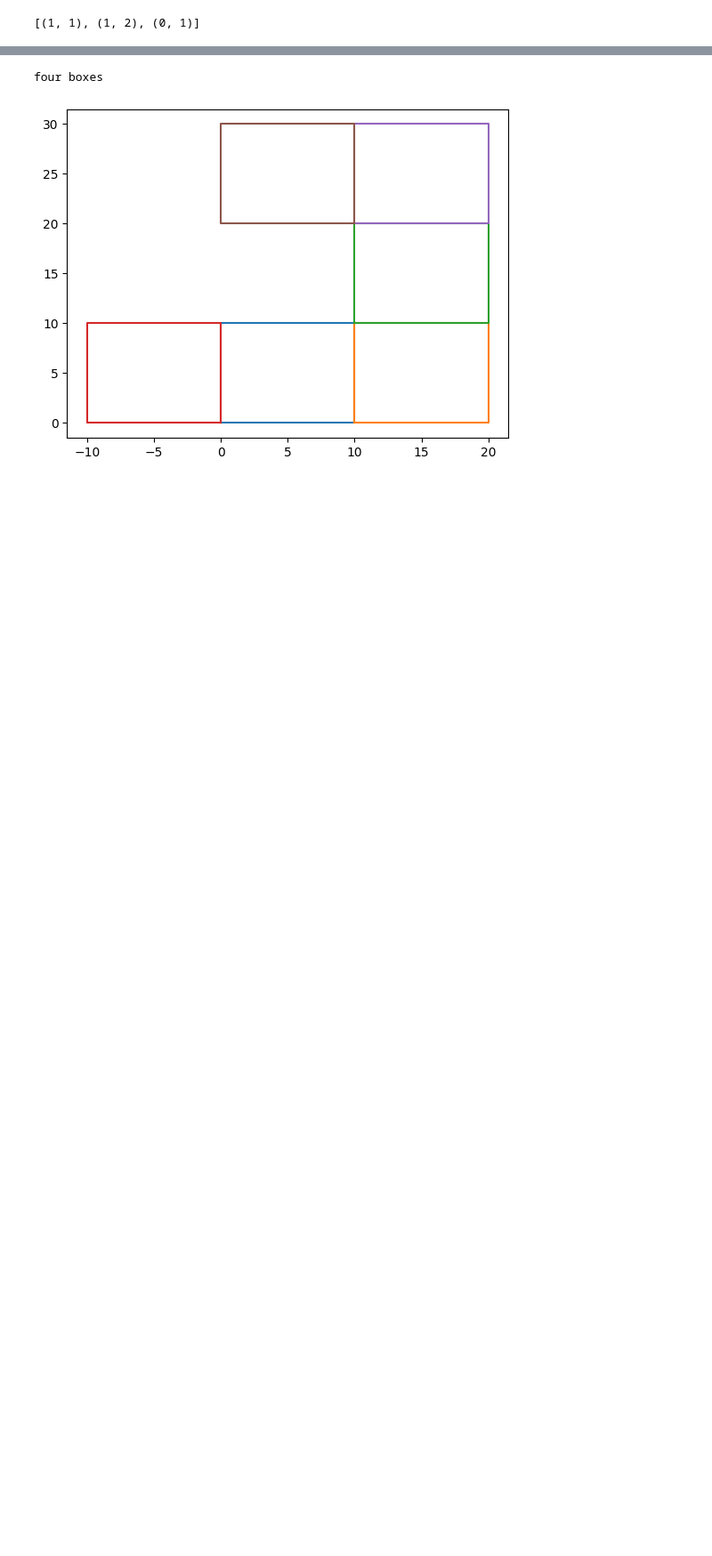
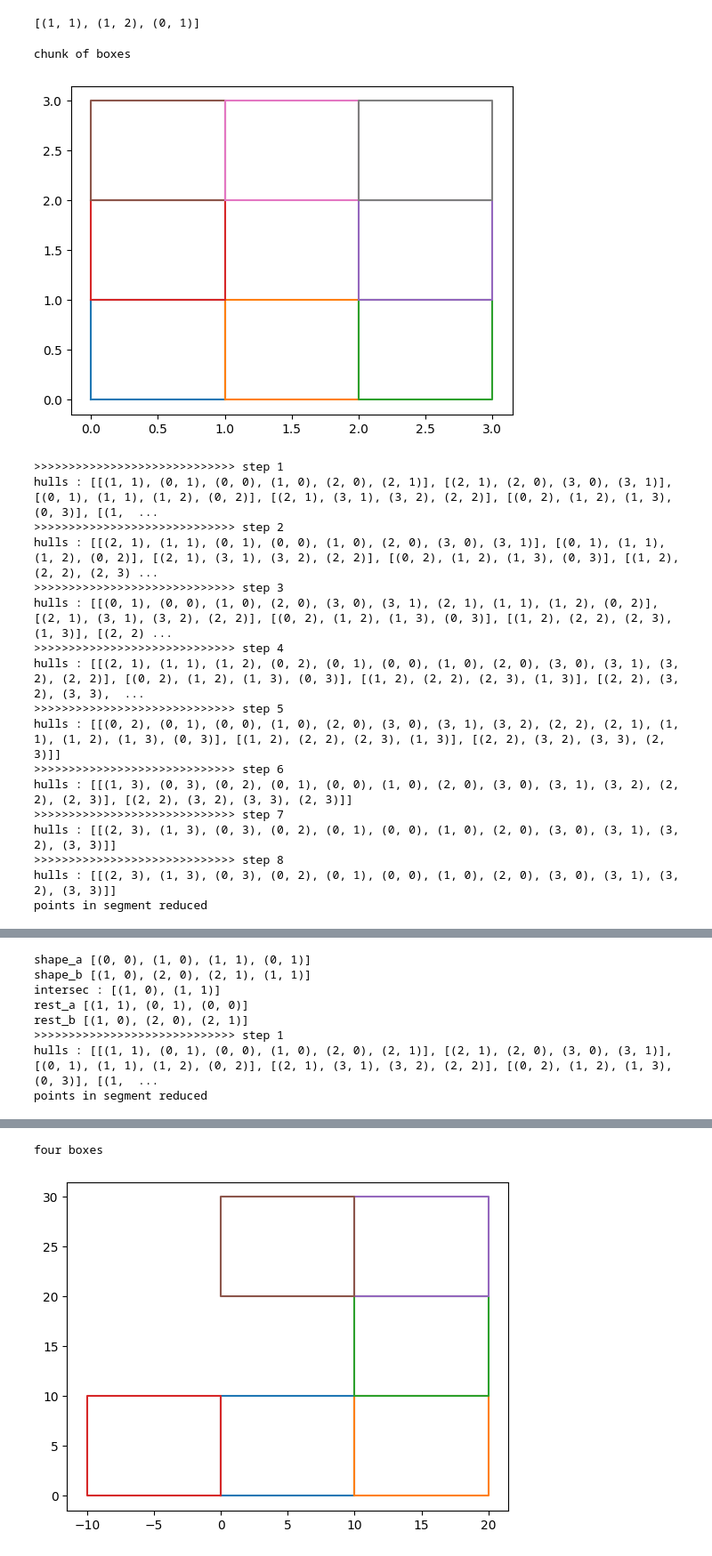
Before and after one commit to joonhyuk/python-game-engine, a Jupyter notebook: lib/foundation/libtest.ipynb, the cells around one changed output, grey strips where cells are left out. Shown at 89% size. Saved outputs shown, nothing was run; the diff lists cells and outputs as text; code cells hidden in the pictures; blank space fills up the shorter version.

```diff
--- a/lib/foundation/libtest.ipynb
+++ b/lib/foundation/libtest.ipynb
@@ -535,3 +562,40 @@ leftover = [(1, 1), (0, 1), (1, 2)]
 print(convex_hull(leftover))
 # %% [output]
 [(1, 1), (1, 2), (0, 1)]
+# %%
+### test over nested boxes
+b1 = [v(0,0), v(1,0), v(1,1), v(0,1)]
+b2 = [v(1,0), v(2,0), v(2,1), v(1,1)]
+b3 = [v(1,1), v(2,1), v(2,2), v(1,2)]
+b4 = [v(0,1), v(1,1), v(1,2), v(0,2)]
+b5 = [v(2,1), v(2,0), v(3,0), v(3,1)]
+b6 = [v(2,1), v(3,1), v(3,2), v(2,2)]
+b7 = [v(2,2), v(3,2), v(3,3), v(2,3)]
+b8 = [v(1,2), v(2,2), v(2,3), v(1,3)]
+b9 = [v(0,2), v(1,2), v(1,3), v(0,3)]
+chunk = [b1, b2, b5, b6, b7, b8, b9, b4, b3]
+chunk = [b1, b2, b5, b4, b6, b9, b8, b7]
+draw(*chunk, title = 'chunk of boxes')
+draw(*test_convexes(chunk))
+for i in range(10):
+    draw(*test_convexes(chunk, i))
+# %% [output]
+chunk of boxes
+[figure, added]
+>>>>>>>>>>>>>>>>>>>>>>>>>>>>> step 1
+hulls : [[(1, 1), (0, 1), (0, 0), (1, 0), (2, 0), (2, 1)], [(2, 1), (2, 0), (3, 0), (3, 1)], [(0, 1), (1, 1), (1, 2), (0, 2)], [(2, 1), (3, 1), (3, 2), (2, 2)], [(0, 2), (1, 2), (1, 3), (0, 3)], [(1,  ...
+>>>>>>>>>>>>>>>>>>>>>>>>>>>>> step 2
+hulls : [[(2, 1), (1, 1), (0, 1), (0, 0), (1, 0), (2, 0), (3, 0), (3, 1)], [(0, 1), (1, 1), (1, 2), (0, 2)], [(2, 1), (3, 1), (3, 2), (2, 2)], [(0, 2), (1, 2), (1, 3), (0, 3)], [(1, 2), (2, 2), (2, 3) ...
+>>>>>>>>>>>>>>>>>>>>>>>>>>>>> step 3
+hulls : [[(0, 1), (0, 0), (1, 0), (2, 0), (3, 0), (3, 1), (2, 1), (1, 1), (1, 2), (0, 2)], [(2, 1), (3, 1), (3, 2), (2, 2)], [(0, 2), (1, 2), (1, 3), (0, 3)], [(1, 2), (2, 2), (2, 3), (1, 3)], [(2, 2) ...
+>>>>>>>>>>>>>>>>>>>>>>>>>>>>> step 4
+hulls : [[(2, 1), (1, 1), (1, 2), (0, 2), (0, 1), (0, 0), (1, 0), (2, 0), (3, 0), (3, 1), (3, 2), (2, 2)], [(0, 2), (1, 2), (1, 3), (0, 3)], [(1, 2), (2, 2), (2, 3), (1, 3)], [(2, 2), (3, 2), (3, 3),  ...
+>>>>>>>>>>>>>>>>>>>>>>>>>>>>> step 5
+hulls : [[(0, 2), (0, 1), (0, 0), (1, 0), (2, 0), (3, 0), (3, 1), (3, 2), (2, 2), (2, 1), (1, 1), (1, 2), (1, 3), (0, 3)], [(1, 2), (2, 2), (2, 3), (1, 3)], [(2, 2), (3, 2), (3, 3), (2, 3)]]
+>>>>>>>>>>>>>>>>>>>>>>>>>>>>> step 6
+hulls : [[(1, 3), (0, 3), (0, 2), (0, 1), (0, 0), (1, 0), (2, 0), (3, 0), (3, 1), (3, 2), (2, 2), (2, 3)], [(2, 2), (3, 2), (3, 3), (2, 3)]]
+>>>>>>>>>>>>>>>>>>>>>>>>>>>>> step 7
+hulls : [[(2, 3), (1, 3), (0, 3), (0, 2), (0, 1), (0, 0), (1, 0), (2, 0), (3, 0), (3, 1), (3, 2), (3, 3)]]
+>>>>>>>>>>>>>>>>>>>>>>>>>>>>> step 8
+hulls : [[(2, 3), (1, 3), (0, 3), (0, 2), (0, 1), (0, 0), (1, 0), (2, 0), (3, 0), (3, 1), (3, 2), (3, 3)]]
+points in segment reduced
@@ -537,0 +603,8 @@ print(convex_hull(leftover))
+shape_a [(0, 0), (1, 0), (1, 1), (0, 1)]
+shape_b [(1, 0), (2, 0), (2, 1), (1, 1)]
+intersec : [(1, 0), (1, 1)]
+rest_a [(1, 1), (0, 1), (0, 0)]
+rest_b [(1, 0), (2, 0), (2, 1)]
+>>>>>>>>>>>>>>>>>>>>>>>>>>>>> step 1
+hulls : [[(1, 1), (0, 1), (0, 0), (1, 0), (2, 0), (2, 1)], [(2, 1), (2, 0), (3, 0), (3, 1)], [(0, 1), (1, 1), (1, 2), (0, 2)], [(2, 1), (3, 1), (3, 2), (2, 2)], [(0, 2), (1, 2), (1, 3), (0, 3)], [(1,  ...
+points in segment reduced
```
Also changed, not shown: parts of 4 cells of this notebook, 3 other files.
